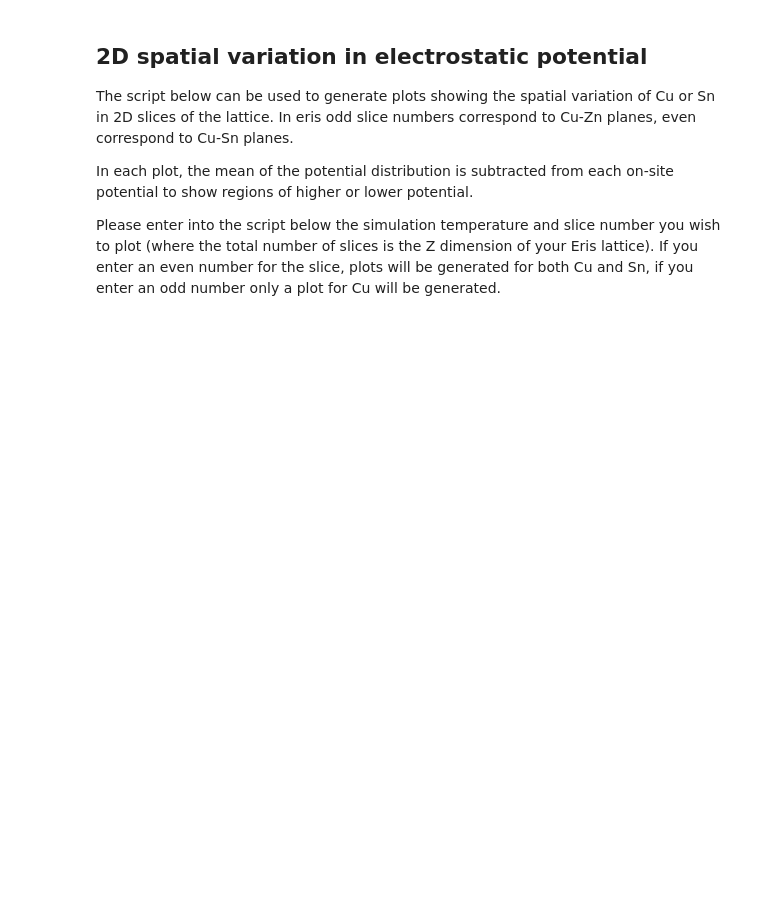
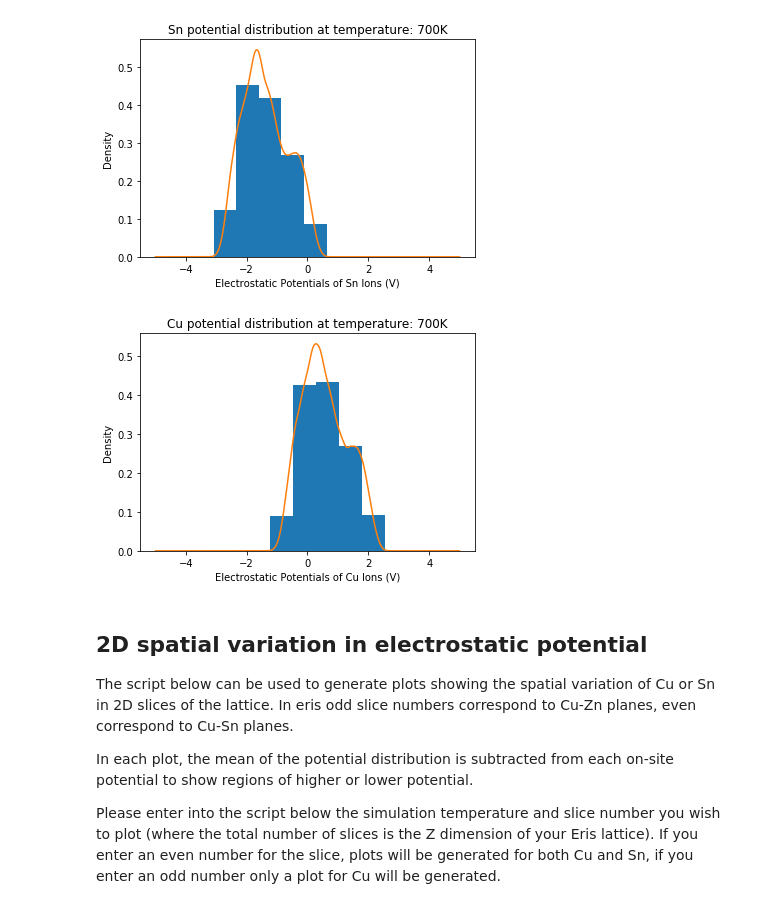
Before and after one commit to WMD-group/Eris, a Jupyter notebook: analysis-notebooks/band_tailing/Cu-Zn_disorder_band_tailing.ipynb, the cells around one changed output. Saved outputs shown, nothing was run; the diff lists cells and outputs as text; code cells hidden in the pictures; blank space fills up the shorter version.

```diff
--- a/analysis-notebooks/band_tailing/Cu-Zn_disorder_band_tailing.ipynb
+++ b/analysis-notebooks/band_tailing/Cu-Zn_disorder_band_tailing.ipynb
@@ -85,3 +91,56 @@ Where in a fully ordered system, all 2c sites should be occupied by Cu and all 2
+# %%
+# Script to generate a histogram and kernal density estimate of Cu and Sn distributions
+
+from scipy import stats
+
+### Choose T to plot for
+temp = 700 #in K
+
+
+T_formatted = str(temp).zfill(4)
+Cu_file = "Cu_potentials_T_"+str(T_formatted)+"K.dat"
+Sn_file = "Sn_potentials_T_"+str(T_formatted)+"K.dat"
+Cu_potentials = np.genfromtxt(Cu_file)
+Sn_potentials = np.genfromtxt(Sn_file)
+
+
+
+# For Sn ---------------------------------------------------------------------------------------------
+
+# Calculating kernal density estimate of Sn potential distribution of final lattice for specified simulation T
+Sn_potentials_V = Sn_potentials*unit_conversion
+Sn_kernel_density_est = stats.gaussian_kde(Sn_potentials_V)
+Sn_pot_range_eval = np.linspace(-5, 5, num=200)
+
+plt.xlabel('Electrostatic Potentials of Sn Ions (V)')
+plt.ylabel('Density')
+plt.title('Sn potential distribution at temperature: '+ str(temp) +'K')
+#plt.ylim((0,0.3))
+
+plt.hist(Sn_potentials_V, normed=True, bins=5)
+plt.plot(Sn_pot_range_eval, Sn_kernel_density_est(Sn_pot_range_eval), label="Temperature: "+str(temp)+"K")
+
+plt.show()
+
+# For Cu ---------------------------------------------------------------------------------------------
+
+# Calculating kernal density estimate of Cu potential distribution of final lattice for specified simulation T
+Cu_potentials_V = Cu_potentials*unit_conversion
+Cu_kernel_density_est = stats.gaussian_kde(Cu_potentials_V)
+Cu_pot_range_eval = np.linspace(-5, 5, num=200)
+
+plt.xlabel('Electrostatic Potentials of Cu Ions (V)')
+plt.ylabel('Density')
+plt.title('Cu potential distribution at temperature: '+ str(temp) +'K')
+#plt.ylim((0,0.3))
+
+plt.hist(Cu_potentials_V, normed=True, bins=5)
+plt.plot(Cu_pot_range_eval, Cu_kernel_density_est(Cu_pot_range_eval), label="Temperature: "+str(temp)+"K")
+
+plt.show()
+# %% [output]
+[figure, added]
+[figure, added]
 # %% [markdown]
 ## 2D spatial variation in electrostatic potential
 The script below can be used to generate plots showing the spatial variation of Cu or Sn in 2D slices of the lattice. In eris odd slice numbers correspond to Cu-Zn planes, even correspond to Cu-Sn planes.
```
Also changed, not shown: parts of 6 cells of this notebook.
